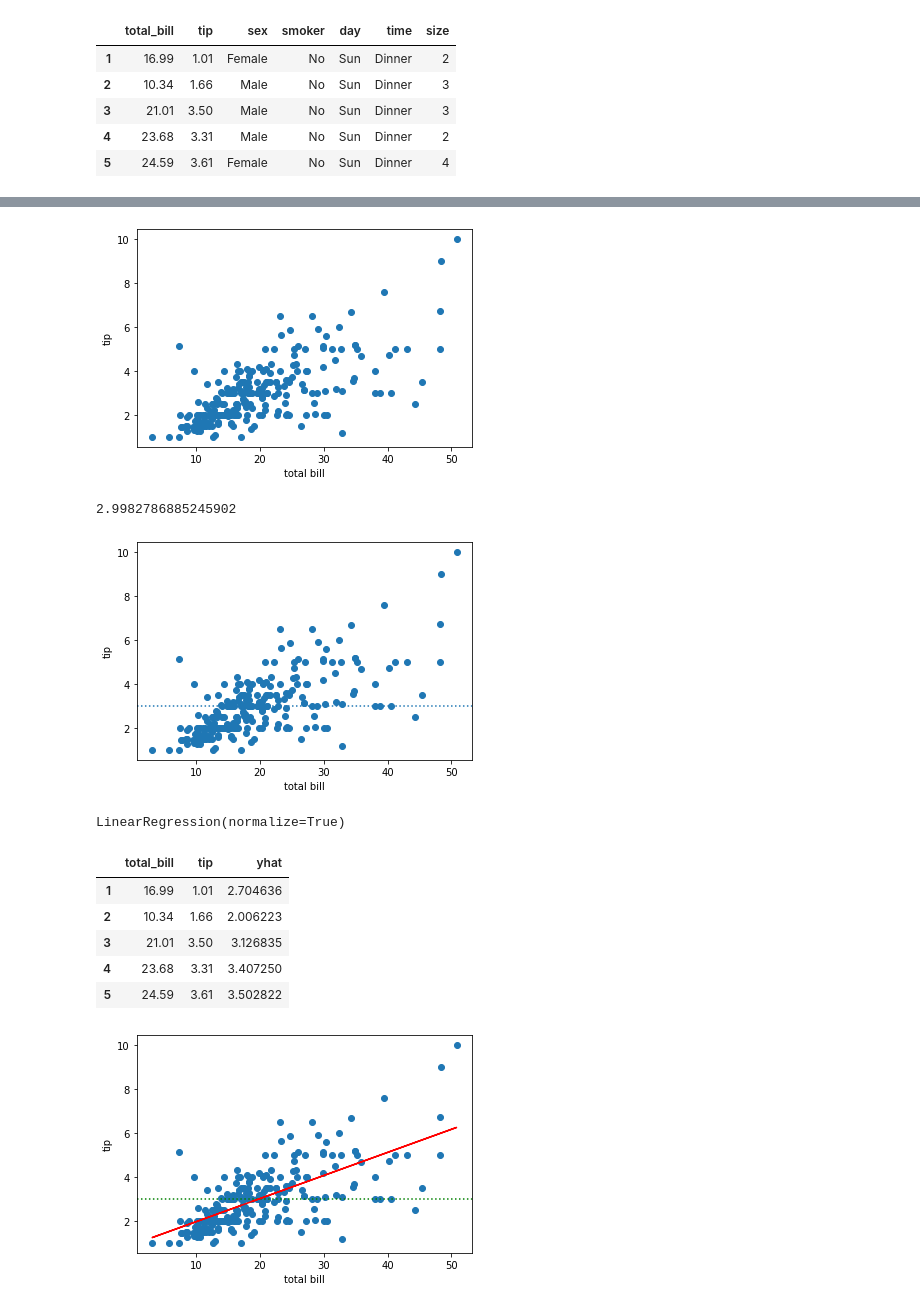
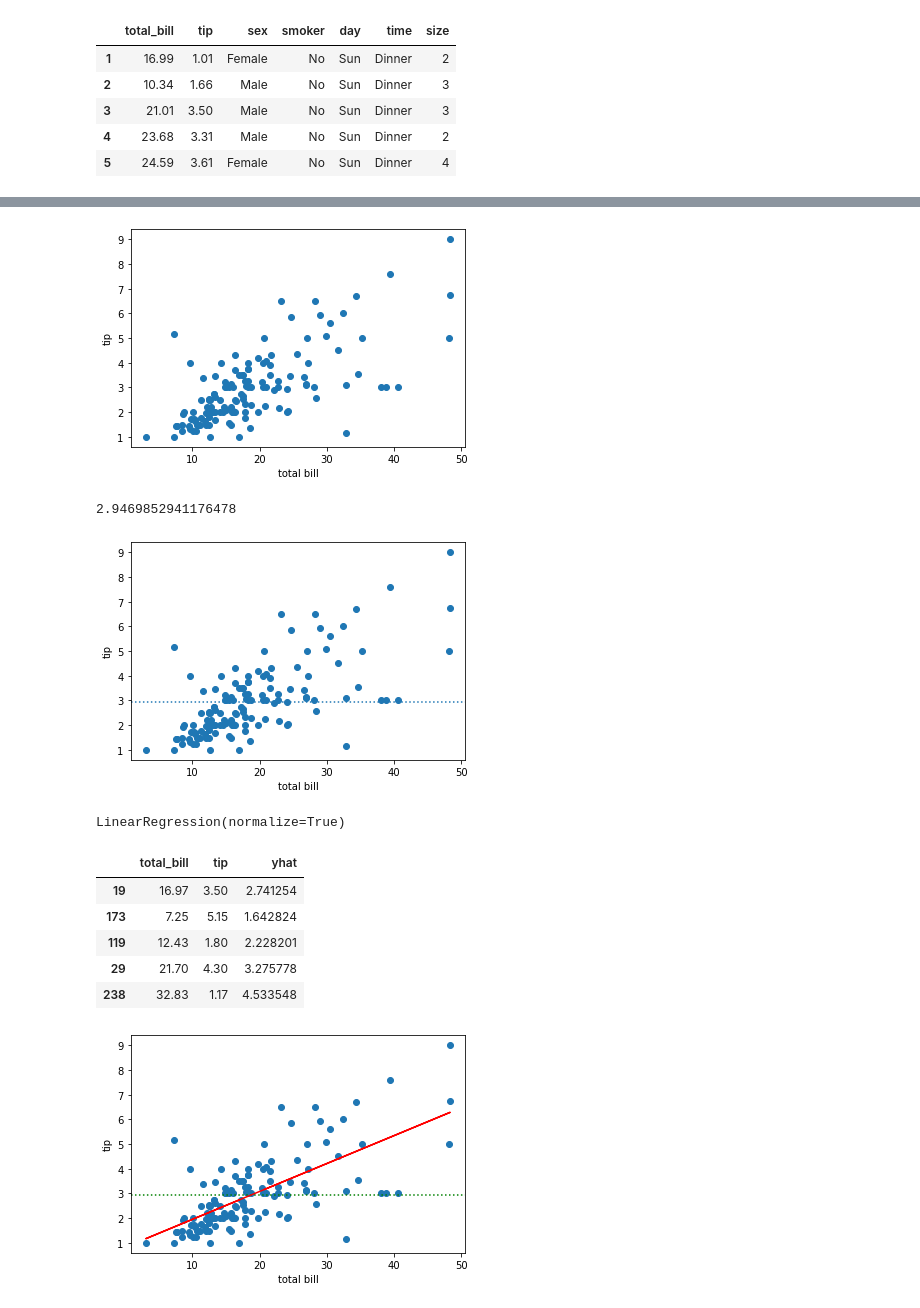
Before and after one commit to NSharick/regression-exercises, a Jupyter notebook: evaluate.ipynb, the cells around one changed output, grey strips where cells are left out. Saved outputs shown, nothing was run; the diff lists cells and outputs as text; code cells hidden in the pictures.

```diff
--- a/evaluate.ipynb
+++ b/evaluate.ipynb
@@ -27,5 +46,5 @@ df.head()
 # %%
-df = df[['total_bill', 'tip']]
-df.head()
+train = train[['total_bill', 'tip']]
+train.head()
 # %% [output]
 |  | total_bill | tip |
@@ -37,46 +56,46 @@ df.head()
 # %%
-plt.scatter(df.total_bill, df.tip)
+plt.scatter(train.total_bill, train.tip)
 plt.ylabel('tip')
 plt.xlabel('total bill')
 plt.show()
 # %% [output]
-[figure, old version]
+[figure, new version]
 # %%
-baseline = df.tip.mean()
+baseline = train.tip.mean()
 baseline
 # %% [output]
-2.9982786885245902
+2.9469852941176478
 # %%
-plt.scatter(df.total_bill, df.tip)
+plt.scatter(train.total_bill, train.tip)
 plt.axhline(baseline, ls=':')
 plt.ylabel('tip')
 plt.xlabel('total bill')
 plt.show()
 # %% [output]
-[figure, old version]
+[figure, new version]
 # %%
 lr = LinearRegression(normalize=True)
 # %%
-lr.fit(df[['total_bill']], df.tip)
+lr.fit(train[['total_bill']], train.tip)
 # %% [output]
 LinearRegression(normalize=True)
 # %%
-df['yhat'] = lr.predict(df[['total_bill']])
+train['yhat'] = lr.predict(train[['total_bill']])
 # %%
-df.head()
+train.head()
 # %% [output]
 |  | total_bill | tip | yhat |
-| 1 | 16.99 | 1.01 | 2.704636 |
-| 2 | 10.34 | 1.66 | 2.006223 |
-| 3 | 21.01 | 3.50 | 3.126835 |
-| 4 | 23.68 | 3.31 | 3.407250 |
-| 5 | 24.59 | 3.61 | 3.502822 |
+| 19 | 16.97 | 3.50 | 2.741254 |
+| 173 | 7.25 | 5.15 | 1.642824 |
+| 119 | 12.43 | 1.80 | 2.228201 |
+| 29 | 21.70 | 4.30 | 3.275778 |
+| 238 | 32.83 | 1.17 | 4.533548 |
 # %%
-plt.scatter(df.total_bill, df.tip)
+plt.scatter(train.total_bill, train.tip)
 plt.axhline(baseline, ls=':', color='green')
-plt.plot(df.total_bill, df.yhat, color='red')
+plt.plot(train.total_bill, train.yhat, color='red')
 plt.ylabel('tip')
 plt.xlabel('total bill')
 plt.show()
 # %% [output]
-[figure, old version]
+[figure, new version]
```
Also changed, not shown: parts of 20 cells of this notebook, 1 other file.
